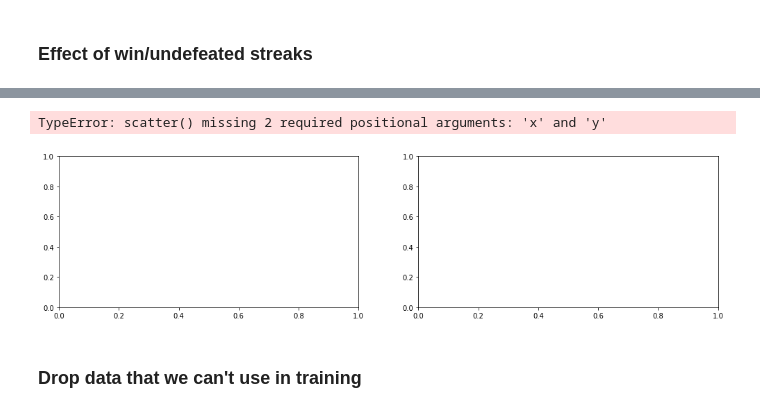
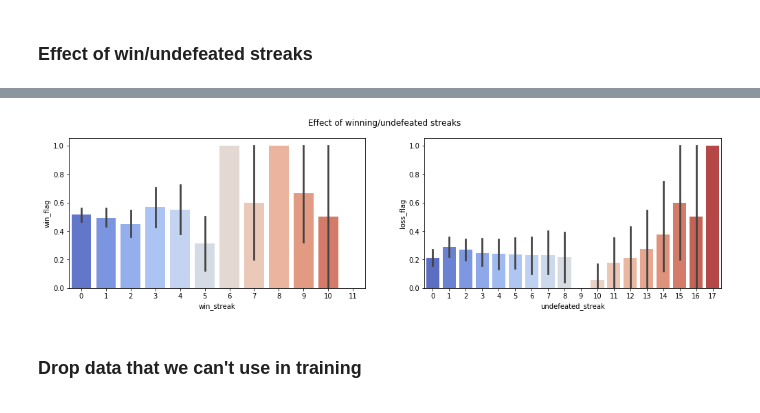
Before and after one commit to shep312/liverpool-predictions, a Jupyter notebook: gbm_main.ipynb, the cells around one changed output, grey strips where cells are left out. Cells and saved outputs as stored; diff of their text form; code cells hidden in the pictures.

```diff
--- a/gbm_main.ipynb
+++ b/gbm_main.ipynb
@@ -183,14 +183,13 @@ Name: win_flag, dtype: int64
 # %%
 # Plot the streaks
 fig, ax = plt.subplots(nrows=1, ncols=2, figsize=[17,4])
-# sns.barplot(data=df, x='win_streak', y='win_flag', ax=ax[0], palette='coolwarm')
-plt.scatter()
+sns.barplot(data=df, x='win_streak', y='win_flag', ax=ax[0], palette='coolwarm')
+# plt.scatter()
 sns.barplot(data=df, x='undefeated_streak', y='loss_flag', ax=ax[1], palette='coolwarm')
 plt.suptitle('Effect of winning/undefeated streaks')
 plt.show()
 # %% [output]
-TypeError: scatter() missing 2 required positional arguments: 'x' and 'y'
-[figure, old version]
+[figure, new version]
 # %% [markdown]
 ### Drop data that we can't use in training
 # %%
```
Also changed, not shown: parts of 16 cells of this notebook.
